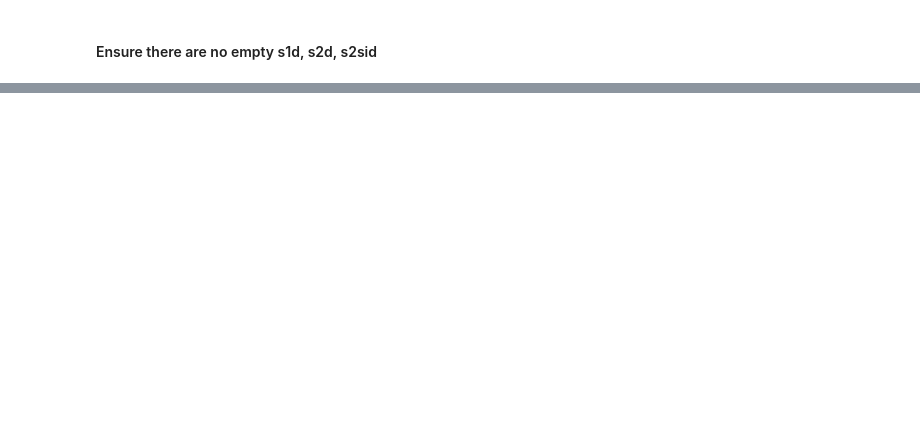
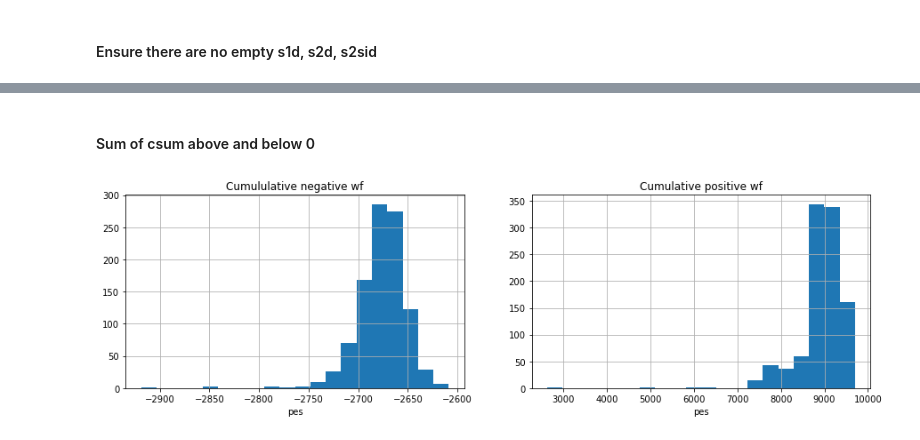
Before and after one commit to abotas/ICARO, a Jupyter notebook: icaro/reco/irene-prod-stat.ipynb, the cells around one changed output, grey strips where cells are left out. Saved outputs shown, nothing was run; the diff lists cells and outputs as text; code cells hidden in the pictures; blank space fills up the shorter version.

```diff
--- a/icaro/reco/irene-prod-stat.ipynb
+++ b/icaro/reco/irene-prod-stat.ipynb
@@ -97,0 +168,11 @@ Look at some waveforms / S1s / S2s / S2Sis
+# %% [markdown]
+#### Sum of csum above and below 0
+# %%
+POS = []
+NEG = []
+for fpmt in CSUMs.values():
+    POS.append(fpmt[np.where(fpmt > 0)[0]].sum()) # sum of all pos bins
+    NEG.append(fpmt[np.where(fpmt < 0)[0]].sum()) # sum of all neg bins
+compare_pos_neg_hist([NEG,POS], ['Cumululative negative wf', 'Cumulative positive wf'], log=False)
+# %% [output]
+[figure, added]
```
Also changed, not shown: parts of 37 cells of this notebook.
